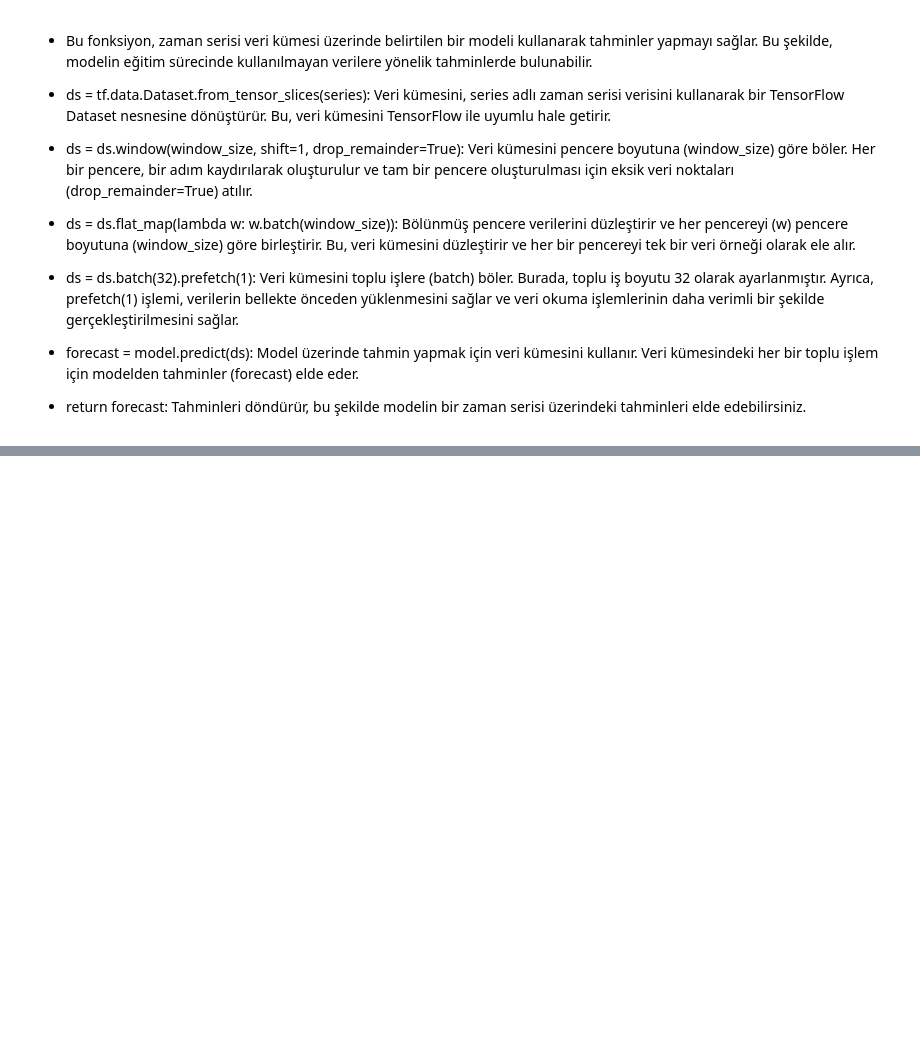
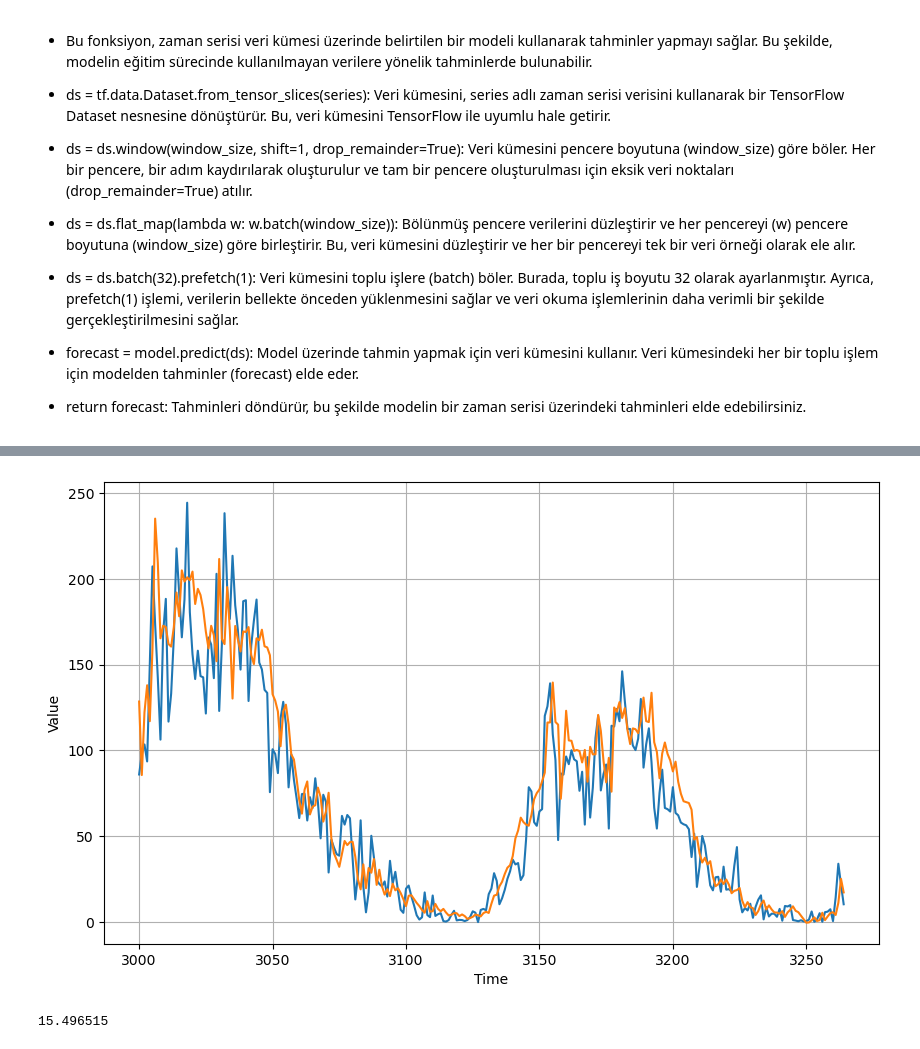
Before and after one commit to whitemithrandir/Machine_Learning_Project, a Jupyter notebook: Time Series/LSTMs and DNN for Time Series.ipynb, the cells around one changed output, grey strips where cells are left out. Cells and saved outputs as stored; diff of their text form; code cells hidden in the pictures; blank space fills up the shorter version.

```diff
--- a/Time Series/LSTMs and DNN for Time Series.ipynb
+++ b/Time Series/LSTMs and DNN for Time Series.ipynb
@@ -146,0 +212,24 @@ history = model.fit(train_set, epochs=100, callbacks=[lr_schedule])
+# %%
+tf.keras.backend.clear_session()
+tf.random.set_seed(51)
+np.random.seed(51)
+train_set = windowed_dataset(x_train, window_size=60, batch_size=100, shuffle_buffer=shuffle_buffer_size)
+model = tf.keras.models.Sequential([
+  tf.keras.layers.Conv1D(filters=60, kernel_size=5,
+                      strides=1, padding="causal",
+                      activation="relu",
+                      input_shape=[None, 1]),
+  tf.keras.layers.LSTM(60, return_sequences=True),
+  tf.keras.layers.LSTM(60, return_sequences=True),
+  tf.keras.layers.Dense(30, activation="relu"),
+  tf.keras.layers.Dense(10, activation="relu"),
+  tf.keras.layers.Dense(1),
+  tf.keras.layers.Lambda(lambda x: x * 400)
+])
+
+
+optimizer = tf.keras.optimizers.SGD(learning_rate=1e-5, momentum=0.9)
+model.compile(loss=tf.keras.losses.Huber(),
+              optimizer=optimizer,
+              metrics=["mae"])
+history = model.fit(train_set,epochs=500)
@@ -146,0 +254,3 @@ history = model.fit(train_set, epochs=100, callbacks=[lr_schedule])
+# %%
+rnn_forecast = model_forecast(model, series[..., np.newaxis], window_size)
+rnn_forecast = rnn_forecast[split_time - window_size:-1, -1, 0]
@@ -146,0 +259,10 @@ history = model.fit(train_set, epochs=100, callbacks=[lr_schedule])
+# %%
+plt.figure(figsize=(10, 6))
+plot_series(time_valid, x_valid)
+plot_series(time_valid, rnn_forecast)
+# %% [output]
+[figure, added]
+# %%
+tf.keras.metrics.mean_absolute_error(x_valid, rnn_forecast).numpy()
+# %% [output]
+15.496515
```
Also changed, not shown: parts of 10 cells of this notebook.
